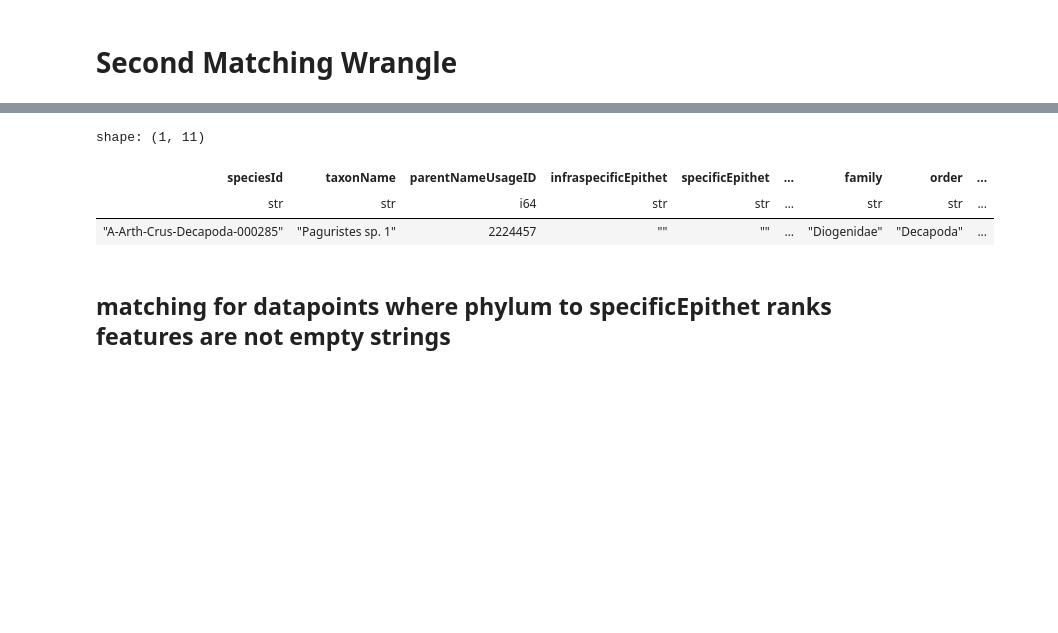
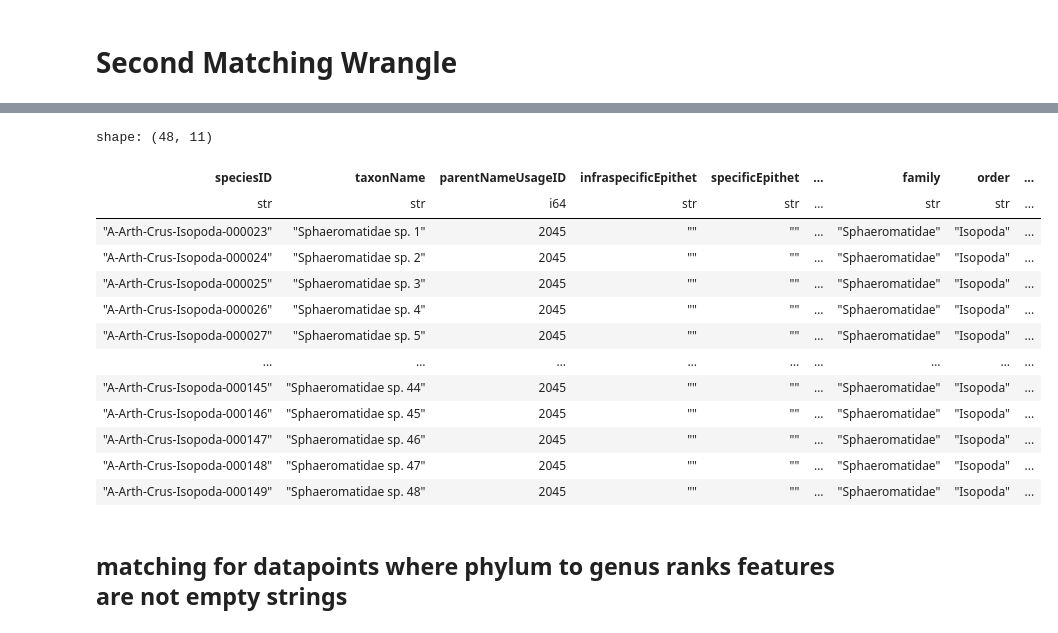
Before and after one commit to roberthobblebottom/lkcnhm_data_wrangling, a Jupyter notebook: __marimo__/bos_gbif_matching_marimo_notebook.ipynb, the cells around one changed output, grey strips where cells are left out. Saved outputs shown, nothing was run; the diff lists cells and outputs as text; code cells hidden in the pictures; blank space fills up the shorter version.

```diff
--- a/__marimo__/bos_gbif_matching_marimo_notebook.ipynb
+++ b/__marimo__/bos_gbif_matching_marimo_notebook.ipynb
@@ -484,6 +484,6 @@ updated_to_matching = pl.concat(
 updated_to_matching.write_csv("first_matches_set_from_wrangling.csv")
 
 still_no_match = no_match.join(
-    updated_to_matching.select("speciesId"), on="speciesId", how="anti"
+    updated_to_matching.select("speciesID"), on="speciesID", how="anti"
 )
 # %%
@@ -521,9 +521,10 @@ taxons = (
     .filter(
         pl.col("taxonomicStatus") == pl.lit("accepted"),
         pl.col("taxonRank") != "unranked",
+        # pl.col("taxonRank")!= pl.col("Species")
     )
     .filter(pl.col("kingdom").is_in(["Animalia", "Plantae"]))
-    .select(["taxonID"] + priority_columns)
+    .select(["taxonID", "taxonRank"] + priority_columns)
 )
 
 
@@ -787,4 +743,31 @@ match_on_genus = join_and_parentId_insertion(
 # %%
-match_on_genus.select(
-    ["speciesId", "taxonName", "parentNameUsageID"] + priority_columns
-).sort("parentNameUsageID")
+_filter_family = (
+    pl.col("class") != "",
+    pl.col("order") != "",
+    pl.col("family") != "",
+    pl.col("genus") == "",
+    pl.col("specificEpithet") == "",
+    pl.col("infraspecificEpithet") == "",
+)
+match_on_family = still_no_match.filter(_filter_family)
+_x_family = (
+    still_no_match.filter(_filter_family)
+    .select("family", "order")
+    .group_by("family", "order")
+    .len()
+)
+
+_taxons_subset_family = (
+    taxons.filter(
+        pl.col("order").is_in(_x_family["order"].unique().to_list()),
+        pl.col("family").is_in(_x_family["family"].unique().to_list()),
+        pl.col("genus").is_null(),
+        pl.col("specificEpithet").is_null(),
+        pl.col("infraspecificEpithet").is_null(),
+    )
+    .select("taxonID", "family")
+    .collect()
+)
+match_on_family = join_and_parentId_insertion(
+    match_on_family, _taxons_subset_family, ["family"]
+)
@@ -818,9 +793,19 @@ shape: (4, 11)
 # %%
-match_on_genus.select(
-    ["speciesId", "taxonName", "parentNameUsageID"] + priority_columns
-).filter(pl.col("taxonName") == "Paguristes sp. 1").sort("parentNameUsageID")
+match_on_family.select(
+    ["speciesID", "taxonName", "parentNameUsageID"] + priority_columns
+).sort("parentNameUsageID").filter(pl.col("parentNameUsageID") == 2045)
 # %% [output]
-shape: (1, 11)
+shape: (48, 11)
-| speciesId | taxonName | parentNameUsageID | infraspecificEpithet | specificEpithet | … | family | order | ... |
+| speciesID | taxonName | parentNameUsageID | infraspecificEpithet | specificEpithet | … | family | order | ... |
 | str | str | i64 | str | str | … | str | str | ... |
-| "A-Arth-Crus-Decapoda-000285" | "Paguristes sp. 1" | 2224457 | "" | "" | … | "Diogenidae" | "Decapoda" | ... |
+| "A-Arth-Crus-Isopoda-000023" | "Sphaeromatidae sp. 1" | 2045 | "" | "" | … | "Sphaeromatidae" | "Isopoda" | ... |
+| "A-Arth-Crus-Isopoda-000024" | "Sphaeromatidae sp. 2" | 2045 | "" | "" | … | "Sphaeromatidae" | "Isopoda" | ... |
+| "A-Arth-Crus-Isopoda-000025" | "Sphaeromatidae sp. 3" | 2045 | "" | "" | … | "Sphaeromatidae" | "Isopoda" | ... |
+| "A-Arth-Crus-Isopoda-000026" | "Sphaeromatidae sp. 4" | 2045 | "" | "" | … | "Sphaeromatidae" | "Isopoda" | ... |
+| "A-Arth-Crus-Isopoda-000027" | "Sphaeromatidae sp. 5" | 2045 | "" | "" | … | "Sphaeromatidae" | "Isopoda" | ... |
+| … | … | … | … | … | … | … | … | ... |
+| "A-Arth-Crus-Isopoda-000145" | "Sphaeromatidae sp. 44" | 2045 | "" | "" | … | "Sphaeromatidae" | "Isopoda" | ... |
+| "A-Arth-Crus-Isopoda-000146" | "Sphaeromatidae sp. 45" | 2045 | "" | "" | … | "Sphaeromatidae" | "Isopoda" | ... |
+| "A-Arth-Crus-Isopoda-000147" | "Sphaeromatidae sp. 46" | 2045 | "" | "" | … | "Sphaeromatidae" | "Isopoda" | ... |
+| "A-Arth-Crus-Isopoda-000148" | "Sphaeromatidae sp. 47" | 2045 | "" | "" | … | "Sphaeromatidae" | "Isopoda" | ... |
+| "A-Arth-Crus-Isopoda-000149" | "Sphaeromatidae sp. 48" | 2045 | "" | "" | … | "Sphaeromatidae" | "Isopoda" | ... |
@@ -829,2 +812,2 @@ match_on_genus.shape
-# %% [markdown]
-## matching for datapoints where phylum to specificEpithet ranks features are not empty strings
+# %% [markdown]
+## matching for datapoints where phylum to genus ranks features are not empty strings
```
Also changed, not shown: parts of 46 cells of this notebook, 9 other files.
